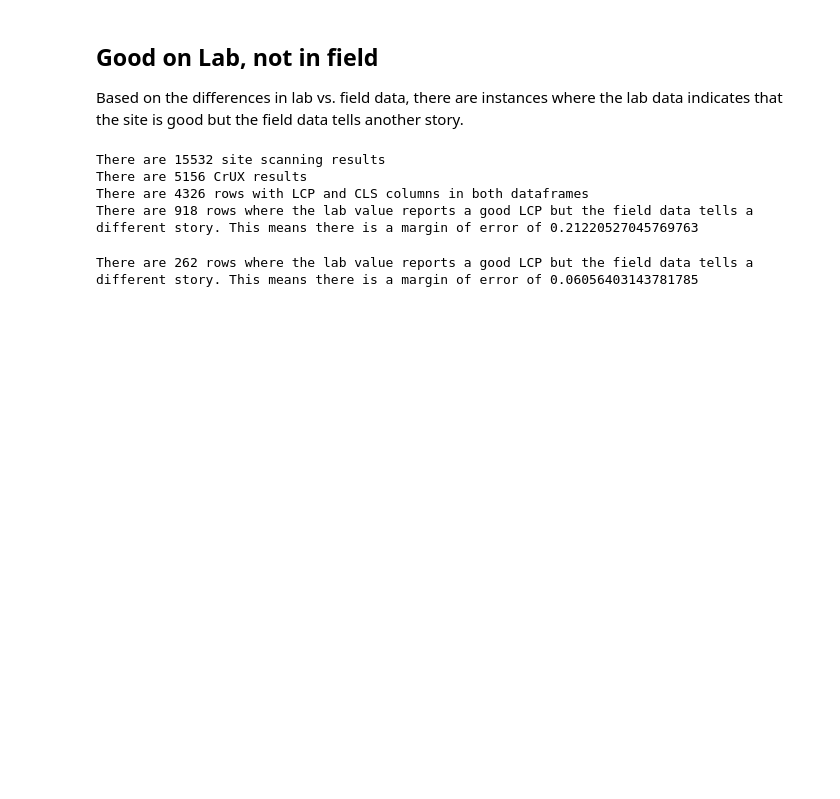
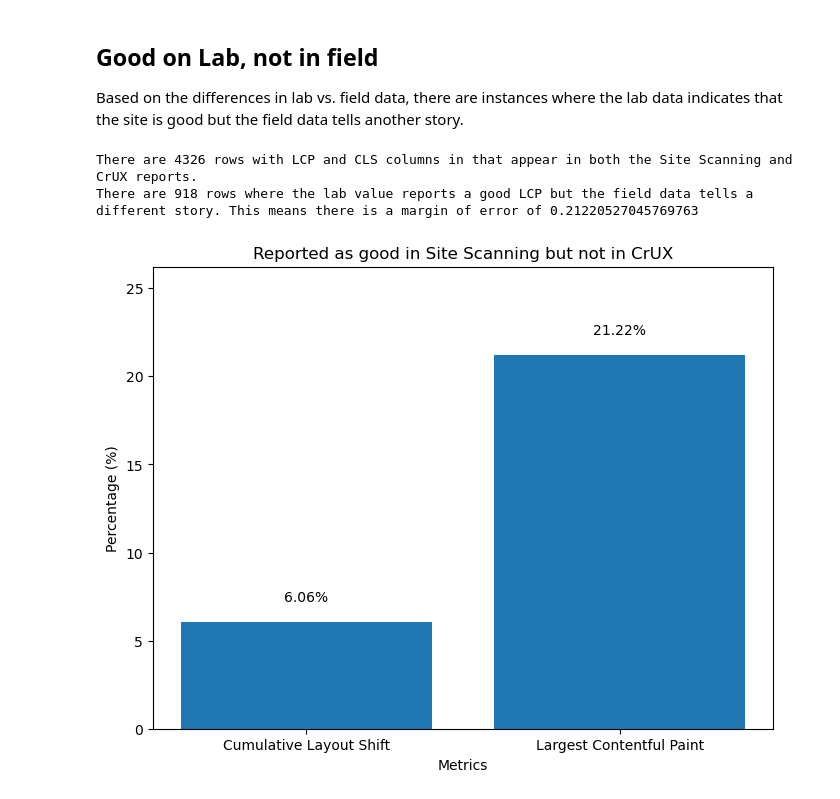
Before and after one commit to GSA-TTS/inclusive-web-performance-cx, a Jupyter notebook: research/site_scan_and_crux_variance.ipynb, the cells around one changed output. Drawn from its saved outputs; the diff is of its cells as text; code cells hidden in the pictures; blank space fills up the shorter version.

```diff
--- a/research/site_scan_and_crux_variance.ipynb
+++ b/research/site_scan_and_crux_variance.ipynb
@@ -113,10 +136,8 @@ field_lab_difference_lcp.head();
 # %%
-print("There are " + str(sitescanning.shape[0]) + " site scanning results")
-print("There are " + str(crux.shape[0]) + " CrUX results")
 print(
     "There are "
     + str(merged_df.shape[0])
-    + " rows with LCP and CLS columns in both dataframes"
+    + " rows with LCP and CLS columns in that appear in both the Site Scanning and CrUX reports."
 )
 
 print(
@@ -127,22 +148,35 @@ print(
     + str(field_lab_difference_lcp.shape[0] / merged_df.shape[0])
 )
 # %% [output]
-There are 15532 site scanning results
-There are 5156 CrUX results
-There are 4326 rows with LCP and CLS columns in both dataframes
+There are 4326 rows with LCP and CLS columns in that appear in both the Site Scanning and CrUX reports.
 There are 918 rows where the lab value reports a good LCP but the field data tells a different story. This means there is a margin of error of 0.21220527045769763
 # %%
-field_lab_difference_cls = merged_df[
-    (merged_df["cls_crux_p75"] > 0.1) & (merged_df["cls_site_scanning"] <= 0.1)
-]
-field_lab_difference_cls.head();
+data = {
+    "Cumulative Layout Shift": [len(field_lab_difference_cls)],
+    "Largest Contentful Paint": [len(field_lab_difference_lcp)],
+    "Total Rows": [len(merged_df)],
+}
+
+differences = pd.DataFrame(data)
+
+
+cls_percentage = (field_lab_difference_cls.shape[0] / merged_df.shape[0]) * 100
+lcp_percentage = (field_lab_difference_lcp.shape[0] / merged_df.shape[0]) * 100
+
+# Visualization: Bar chart
+fig, ax = plt.subplots(figsize=(8, 6))
+percentages = [cls_percentage, lcp_percentage]
+labels = ["Cumulative Layout Shift", "Largest Contentful Paint"]
+ax.bar(labels, percentages)
+
+# Add text labels for the bars
+for i, v in enumerate(percentages):
+    ax.text(i, v + 1, f"{v:.2f}%", ha="center", va="bottom")
+
+ax.set_ylim(0, min(max(percentages) + 5, 100))
+ax.set_title("Reported as good in Site Scanning but not in CrUX")
+ax.set_ylabel("Percentage (%)")
+ax.set_xlabel("Metrics")
+plt.show()
+# %% [output]
+[figure, added]
-# %%
-print(
-    "There are "
-    + str(field_lab_difference_cls.shape[0])
-    + " rows where the lab value reports a good LCP but the field data tells a different story. "
-    "This means there is a margin of error of "
-    + str(field_lab_difference_cls.shape[0] / merged_df.shape[0])
-)
-# %% [output]
-There are 262 rows where the lab value reports a good LCP but the field data tells a different story. This means there is a margin of error of 0.06056403143781785
```
Also changed, not shown: parts of 4 cells of this notebook, 1 other file.
